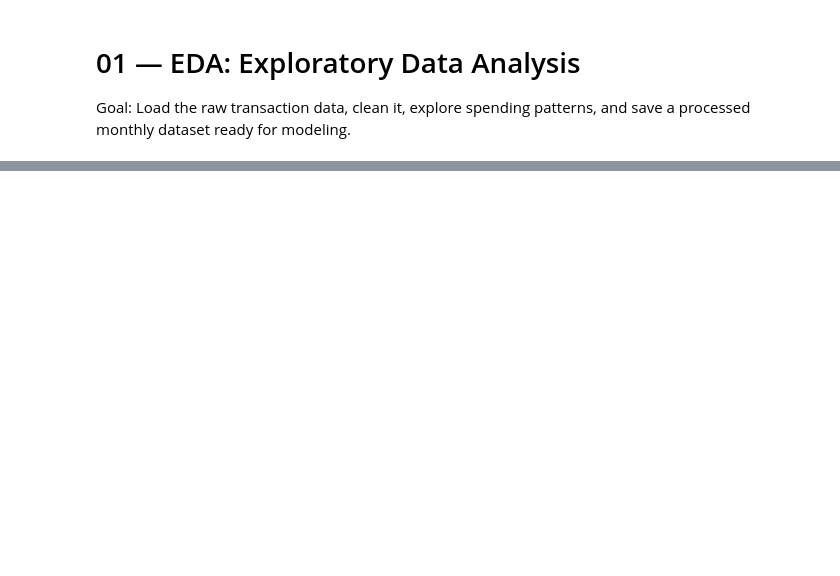
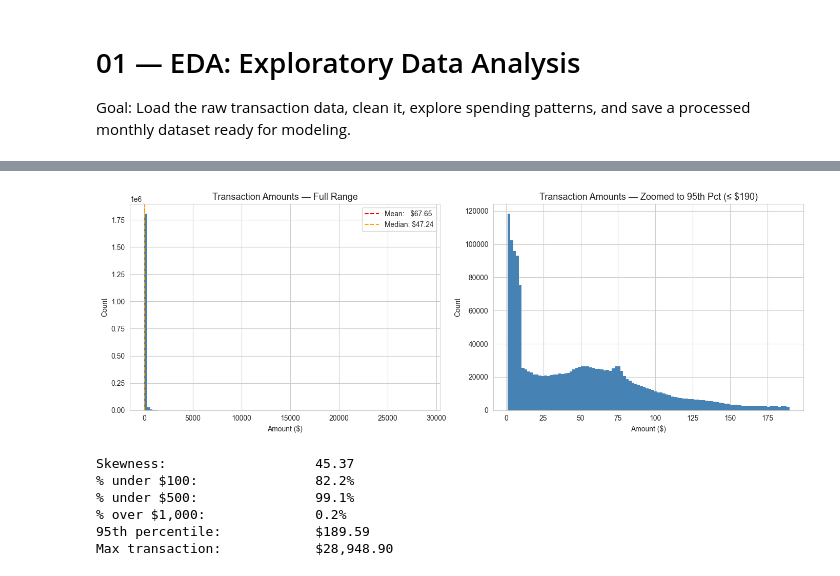
Before and after one commit to ZachSkiba/Inventory_Forecast, a Jupyter notebook: notebooks/01_eda.ipynb, the cells around one changed output, grey strips where cells are left out. Cells and saved outputs as stored; diff of their text form; code cells hidden in the pictures; blank space fills up the shorter version.

```diff
--- a/notebooks/01_eda.ipynb
+++ b/notebooks/01_eda.ipynb
@@ -139,0 +275,37 @@ plt.show()
+# %%
+fig, axes = plt.subplots(1, 2, figsize=(14, 5))
+
+# Full range
+axes[0].hist(df['amt'], bins=100, color='steelblue', edgecolor='none')
+axes[0].axvline(df['amt'].mean(),   color='red',    linestyle='--', linewidth=1.5, label=f"Mean:   ${df['amt'].mean():.2f}")
+axes[0].axvline(df['amt'].median(), color='orange', linestyle='--', linewidth=1.5, label=f"Median: ${df['amt'].median():.2f}")
+axes[0].set_title('Transaction Amounts — Full Range', fontsize=13)
+axes[0].set_xlabel('Amount ($)')
+axes[0].set_ylabel('Count')
+axes[0].legend()
+
+# Zoomed to 95th percentile
+p95 = df['amt'].quantile(0.95)
+axes[1].hist(df['amt'][df['amt'] <= p95], bins=100, color='steelblue', edgecolor='none')
+axes[1].set_title(f'Transaction Amounts — Zoomed to 95th Pct (≤ ${p95:.0f})', fontsize=13)
+axes[1].set_xlabel('Amount ($)')
+axes[1].set_ylabel('Count')
+
+plt.tight_layout()
+plt.show()
+
+skewness = df['amt'].skew()
+print(f"Skewness:                   {skewness:.2f}")
+print(f"% under $100:               {(df['amt'] < 100).mean()*100:.1f}%")
+print(f"% under $500:               {(df['amt'] < 500).mean()*100:.1f}%")
+print(f"% over $1,000:              {(df['amt'] > 1000).mean()*100:.1f}%")
+print(f"95th percentile:            ${p95:,.2f}")
+print(f"Max transaction:            ${df['amt'].max():,.2f}")
+# %% [output]
+[figure, added]
+Skewness:                   45.37
+% under $100:               82.2%
+% under $500:               99.1%
+% over $1,000:              0.2%
+95th percentile:            $189.59
+Max transaction:            $28,948.90
```
Also changed, not shown: parts of 40 cells of this notebook, 3 other files.
